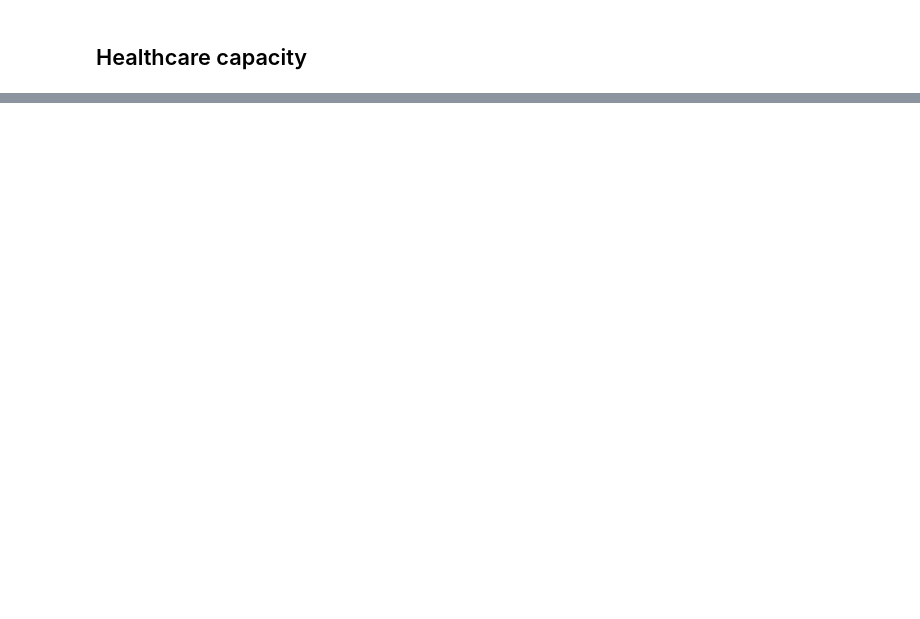
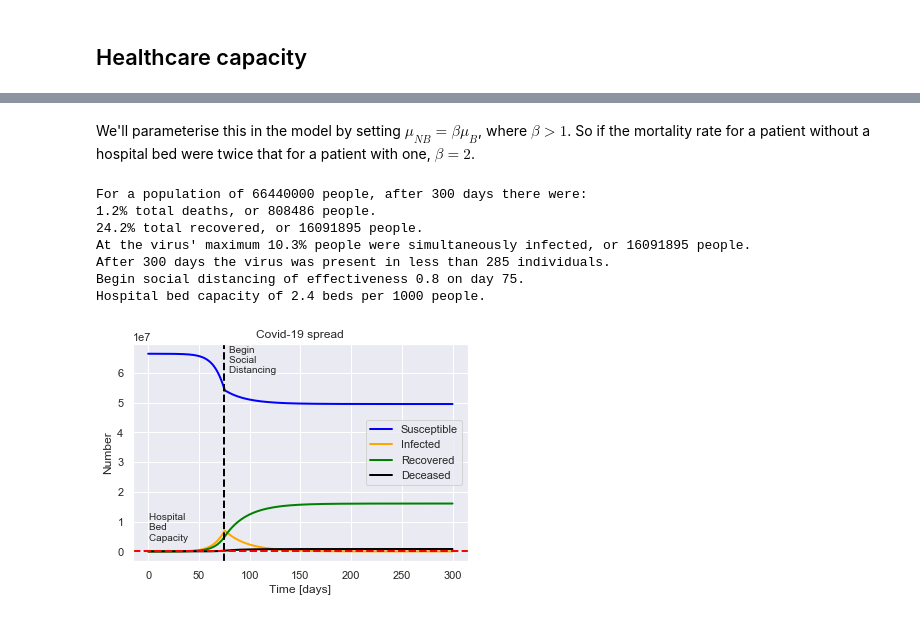
Before and after one commit to TomNicholas/coronavirus, a Jupyter notebook: covid-19_model.ipynb, the cells around one changed output, grey strips where cells are left out. Cells and saved outputs as stored; diff of their text form; code cells hidden in the pictures; blank space fills up the shorter version.

Commit message:
Added hospital bed capacity

```diff
--- a/covid-19_model.ipynb
+++ b/covid-19_model.ipynb
@@ -391,0 +412,54 @@ This is wrong for multiple important reasons, but one of those is that an indivi
+# %% [markdown]
+We'll parameterise this in the model by setting $\mu_{NB}=\beta \mu_B$, where $\beta > 1$. So if the mortality rate for a patient without a hospital bed were twice that for a patient with one, $\beta=2$.
+# %%
+beta = 2
+B = 0.0024
+
+def SIRDQB_eqns(t, y, lamb, gamma, mu, Q0, t_Q):
+    S, I, R, D = y
+
+    # Locally redefine mu(I)
+    def mu_eff(I):
+        if I > B:
+            return ((beta - 1)*(I - B)/I + 1)*mu
+        else:
+            return mu
+
+    q = Q(t, Q0, t_Q)
+
+    return [dSdt(S, I, lamb, q),
+            dIdt(S, I, lamb, gamma, mu_eff(I/10), q),
+            dRdt(I, gamma),
+            dDdt(I, mu_eff(I/10))]
+# %%
+def plot_bed_capacity(ax, B):
+    print(f"Hospital bed capacity of {B*1000} beds per 1000 people.")
+
+    ax.axhline(y=N*B, linewidth=2, color='red', linestyle='--')
+    ax.text(x=0.8, y=N*B, s=f"Hospital \nBed \nCapacity \n")
+    return ax
+
+
+def plot_SIRDQB(N, initial_cases, initial_recovered, initial_deaths,
+                 P, L, R_0, Q0, t_Q):
+
+    soln = solve(SIRDQB_eqns, N,
+                 initial_cases, initial_recovered, initial_deaths,
+                 P, L, R_0, Q0, t_Q)
+
+    ax = plot_SIRD_solution(soln, N)
+    ax = plot_social_distancing_event(ax, Q0, t_Q, N, 'Begin')
+    ax = plot_bed_capacity(ax, B)
+
+    plt.show()
+# %%
+plot_SIRDQB(N, cases, recovered, deaths, P=14, L=0.035, R_0=2.6, Q0=0.8, t_Q=75)
+# %% [output]
+For a population of 66440000 people, after 300 days there were:
+1.2% total deaths, or 808486 people.
+24.2% total recovered, or 16091895 people.
+At the virus' maximum 10.3% people were simultaneously infected, or 16091895 people.
+After 300 days the virus was present in less than 285 individuals.
+Begin social distancing of effectiveness 0.8 on day 75.
+Hospital bed capacity of 2.4 beds per 1000 people.
+[figure, added]
```
Also changed, not shown: parts of 13 cells of this notebook.
